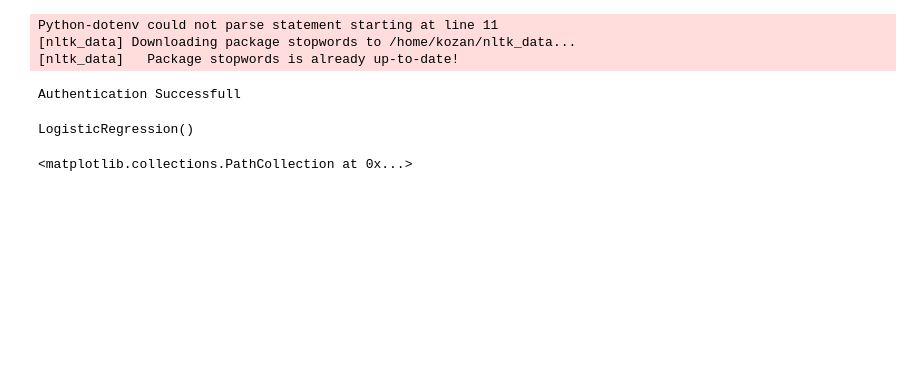
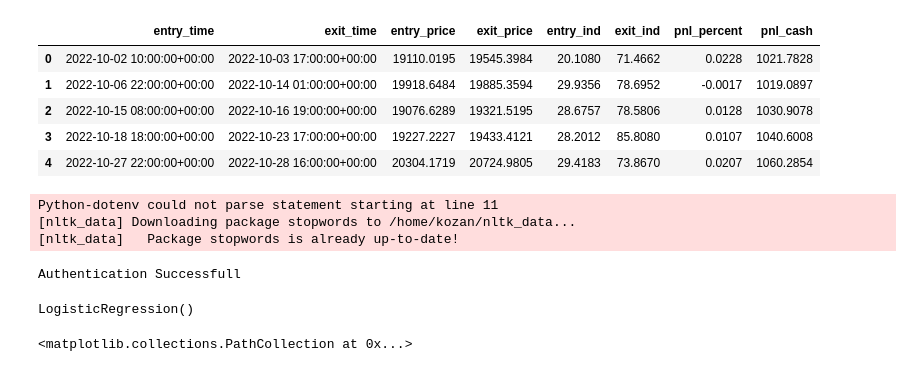
Before and after one commit to kozanakyel/KZ-Engine-Backend, a Jupyter notebook: KZ_project_setup/notebooks/model_dense_sigmoid_for_label_pred.ipynb, the cells around one changed output. Drawn from its saved outputs; the diff is of its cells as text; code cells hidden in the pictures; blank space fills up the shorter version.

```diff
--- a/KZ_project_setup/notebooks/model_dense_sigmoid_for_label_pred.ipynb
+++ b/KZ_project_setup/notebooks/model_dense_sigmoid_for_label_pred.ipynb
@@ -27,6 +27,16 @@ source = 'yahoo'
 
 data = DataManipulation(SYMBOL, source, range_list, period=period, interval=interval, scale=scale, prefix_path='..', saved_to_csv=False)
 df_price = data.df.copy()
+# %%
+tr_sh = bt.bt_threshold(df_price, 'rsi_10', 70, 30)
+tr_sh.head()
+# %% [output]
+|  | entry_time | exit_time | entry_price | exit_price | entry_ind | exit_ind | pnl_percent | pnl_cash |
+| 0 | 2022-10-02 10:00:00+00:00 | 2022-10-03 17:00:00+00:00 | 19110.0195 | 19545.3984 | 20.1080 | 71.4662 | 0.0228 | 1021.7828 |
+| 1 | 2022-10-06 22:00:00+00:00 | 2022-10-14 01:00:00+00:00 | 19918.6484 | 19885.3594 | 29.9356 | 78.6952 | -0.0017 | 1019.0897 |
+| 2 | 2022-10-15 08:00:00+00:00 | 2022-10-16 19:00:00+00:00 | 19076.6289 | 19321.5195 | 28.6757 | 78.5806 | 0.0128 | 1030.9078 |
+| 3 | 2022-10-18 18:00:00+00:00 | 2022-10-23 17:00:00+00:00 | 19227.2227 | 19433.4121 | 28.2012 | 85.8080 | 0.0107 | 1040.6008 |
+| 4 | 2022-10-27 22:00:00+00:00 | 2022-10-28 16:00:00+00:00 | 20304.1719 | 20724.9805 | 29.4183 | 73.8670 | 0.0207 | 1060.2854 |
 # %%
 ext_df = data.extract_features()
 # %%
```
Also changed, not shown: parts of 9 cells of this notebook, 4 other files.
